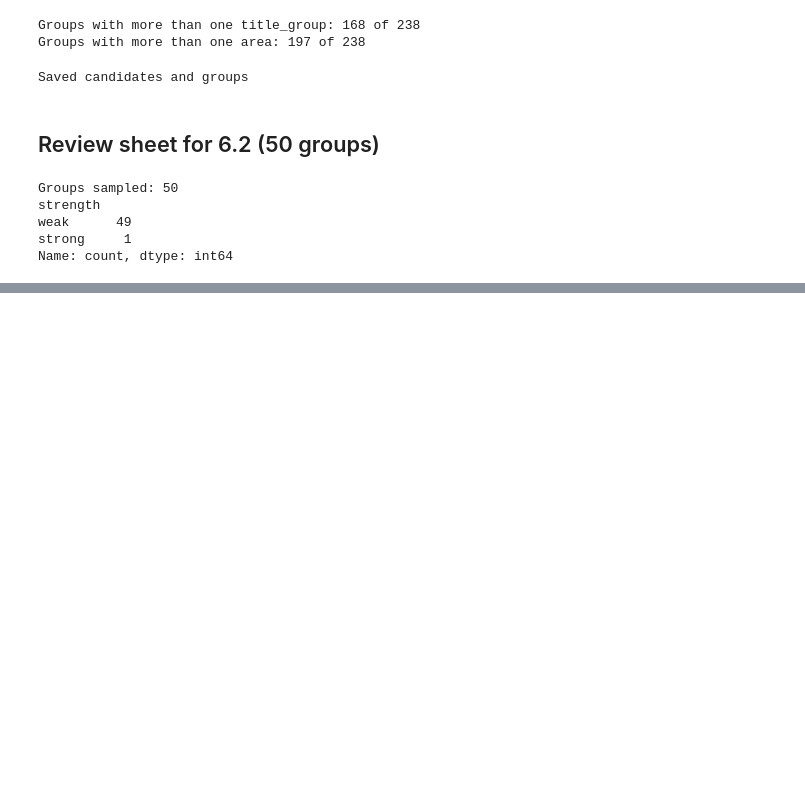
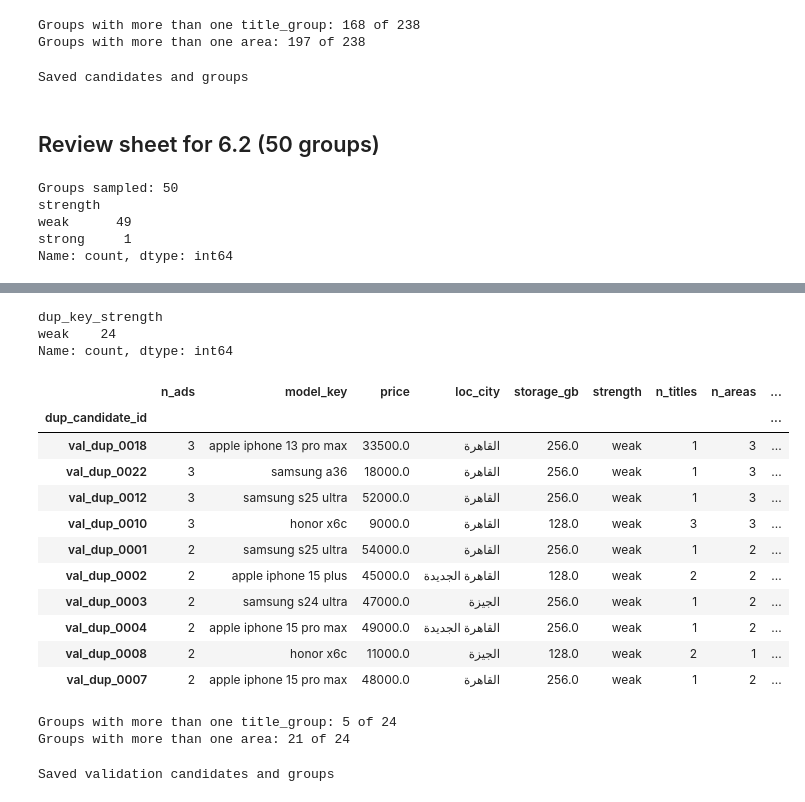
Before and after one commit to Fadwa-mahmoud/DEPI-GRADUATION-PROJECT, a Jupyter notebook: notebooks/6.1_dup_candidates.ipynb, the cells around one changed output, grey strips where cells are left out. Cells and saved outputs as stored; diff of their text form; code cells hidden in the pictures; blank space fills up the shorter version.

Commit message:
an update --> applied on validation dataset

```diff
--- a/notebooks/6.1_dup_candidates.ipynb
+++ b/notebooks/6.1_dup_candidates.ipynb
@@ -189,0 +214,10 @@ Groups: 50 | rows: 118
+# %%
+# storage_gb is missing for some ads, fill with -1 only inside the key
+val['storage_key'] = val['storage_gb'].fillna(-1)
+key = ['model_key', 'price', 'loc_city', 'storage_key']
+
+val['dup_group_size'] = 1
+val.loc[eligible_v, 'dup_group_size'] = val[eligible_v].groupby(key)['ad_id'].transform('size')
+
+is_candidate_v = eligible_v & (val['dup_group_size'] > 1)
+print("Candidate ads:", is_candidate_v.sum(), f"({is_candidate_v.mean() * 100:.1f}%)")
@@ -189,0 +247,63 @@ Groups: 50 | rows: 118
+# %%
+observed_storage_v = (val['storage_gb_was_imputed'] == False) & val['storage_gb'].notna()
+
+all_observed_v = (
+    val[is_candidate_v]
+    .assign(observed=observed_storage_v[is_candidate_v])
+    .groupby('dup_candidate_id')['observed']
+    .transform('all')
+)
+
+val['dup_key_strength'] = None
+val.loc[is_candidate_v, 'dup_key_strength'] = np.where(all_observed_v, 'strong', 'weak')
+
+print(val.drop_duplicates('dup_candidate_id').dropna(subset=['dup_candidate_id'])['dup_key_strength'].value_counts())
+# %% [output]
+dup_key_strength
+weak    24
+Name: count, dtype: int64
+# %%
+groups_v = (
+    val[is_candidate_v]
+    .groupby('dup_candidate_id')
+    .agg(
+        n_ads=('ad_id', 'size'),
+        model_key=('model_key', 'first'),
+        price=('price', 'first'),
+        loc_city=('loc_city', 'first'),
+        storage_gb=('storage_gb', 'first'),
+        strength=('dup_key_strength', 'first'),
+        n_titles=('title_normalized', 'nunique'),
+        n_areas=('loc_area', 'nunique'),
+        n_title_groups=('title_group', 'nunique'),
+    )
+    .sort_values('n_ads', ascending=False)
+)
+
+groups_v.head(10)
+# %% [output]
+|  | n_ads | model_key | price | loc_city | storage_gb | strength | n_titles | n_areas | ... |
+| dup_candidate_id |  |  |  |  |  |  |  |  | ... |
+| val_dup_0018 | 3 | apple iphone 13 pro max | 33500.0 | القاهرة | 256.0 | weak | 1 | 3 | ... |
+| val_dup_0022 | 3 | samsung a36 | 18000.0 | القاهرة | 256.0 | weak | 1 | 3 | ... |
+| val_dup_0012 | 3 | samsung s25 ultra | 52000.0 | القاهرة | 256.0 | weak | 1 | 3 | ... |
+| val_dup_0010 | 3 | honor x6c | 9000.0 | القاهرة | 128.0 | weak | 3 | 3 | ... |
+| val_dup_0001 | 2 | samsung s25 ultra | 54000.0 | القاهرة | 256.0 | weak | 1 | 2 | ... |
+| val_dup_0002 | 2 | apple iphone 15 plus | 45000.0 | القاهرة الجديدة | 128.0 | weak | 2 | 2 | ... |
+| val_dup_0003 | 2 | samsung s24 ultra | 47000.0 | الجيزة | 256.0 | weak | 1 | 2 | ... |
+| val_dup_0004 | 2 | apple iphone 15 pro max | 49000.0 | القاهرة الجديدة | 256.0 | weak | 1 | 2 | ... |
+| val_dup_0008 | 2 | honor x6c | 11000.0 | الجيزة | 128.0 | weak | 2 | 1 | ... |
+| val_dup_0007 | 2 | apple iphone 15 pro max | 48000.0 | القاهرة | 256.0 | weak | 1 | 2 | ... |
+# %%
+print("Groups with more than one title_group:", (groups_v['n_title_groups'] > 1).sum(), "of", len(groups_v))
+print("Groups with more than one area:", (groups_v['n_areas'] > 1).sum(), "of", len(groups_v))
+# %% [output]
+Groups with more than one title_group: 5 of 24
+Groups with more than one area: 21 of 24
+# %%
+# all validation groups are saved, no sampling
+val.drop(columns=['storage_key']).to_csv('../data/processed/task6/val_candidates_6_1_val.csv', index=False)
+
+print("Saved validation candidates and groups")
+# %% [output]
+Saved validation candidates and groups
```
Also changed, not shown: parts of 5 cells of this notebook.
